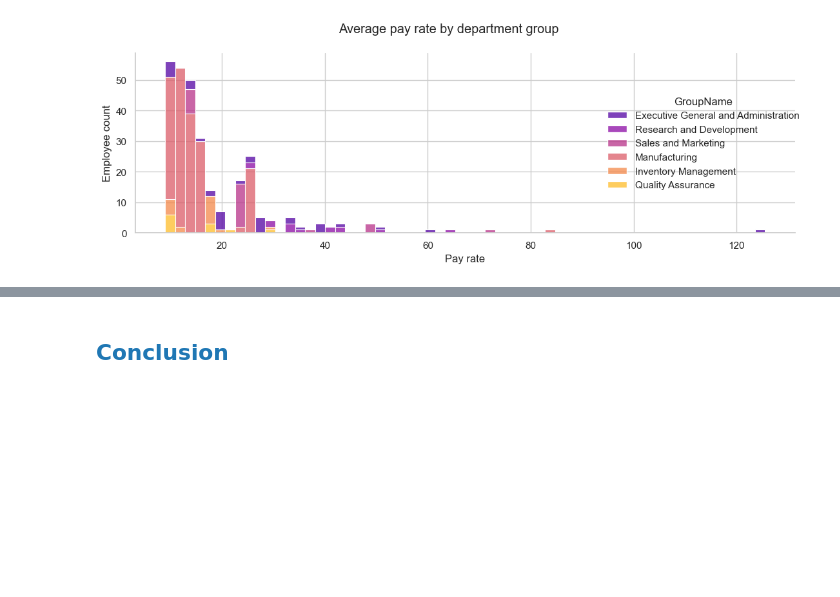
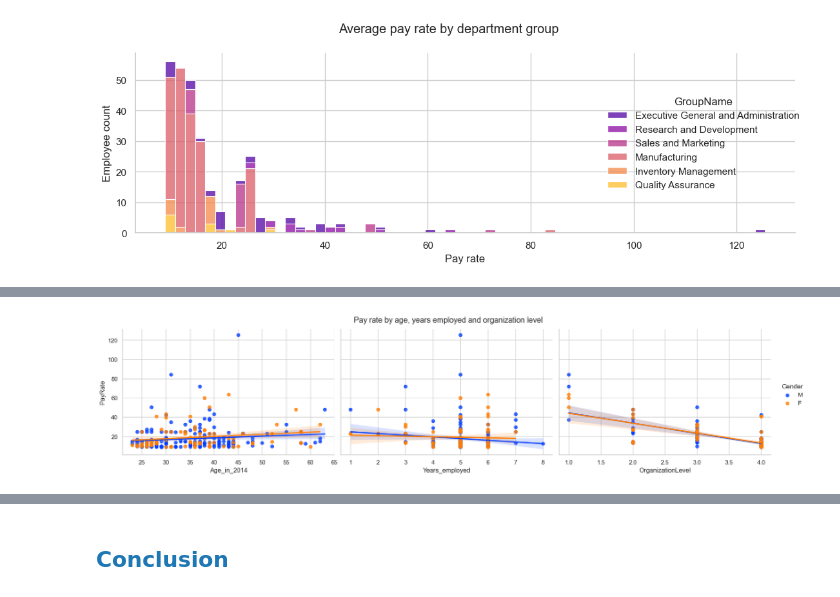
Before and after one commit to PieRatCat/SQL-stuff, a Jupyter notebook: SQL_kunskapskontroll/exam_submission.ipynb, the cells around one changed output, grey strips where cells are left out. Drawn from its saved outputs; the diff is of its cells as text; code cells hidden in the pictures; blank space fills up the shorter version.

```diff
--- a/SQL_kunskapskontroll/exam_submission.ipynb
+++ b/SQL_kunskapskontroll/exam_submission.ipynb
@@ -608,2 +608,9 @@ plt.show()
+# %%
+g = sns.pairplot(data=employees_all, x_vars=["Age_in_2014", "Years_employed", "OrganizationLevel"], y_vars="PayRate",
+             hue="Gender", palette="bright", kind="reg", height=4, aspect=1.5)
+g.figure.suptitle("Pay rate by age, years employed and organization level", y=1.05)
+plt.show()
+# %% [output]
+[figure, added]
 # %%
 g = sns.relplot(data=employees_all, x="Age_in_2014", y="PayRate", kind="scatter", hue="OrganizationLevel",
```
Also changed, not shown: parts of 6 cells of this notebook.
